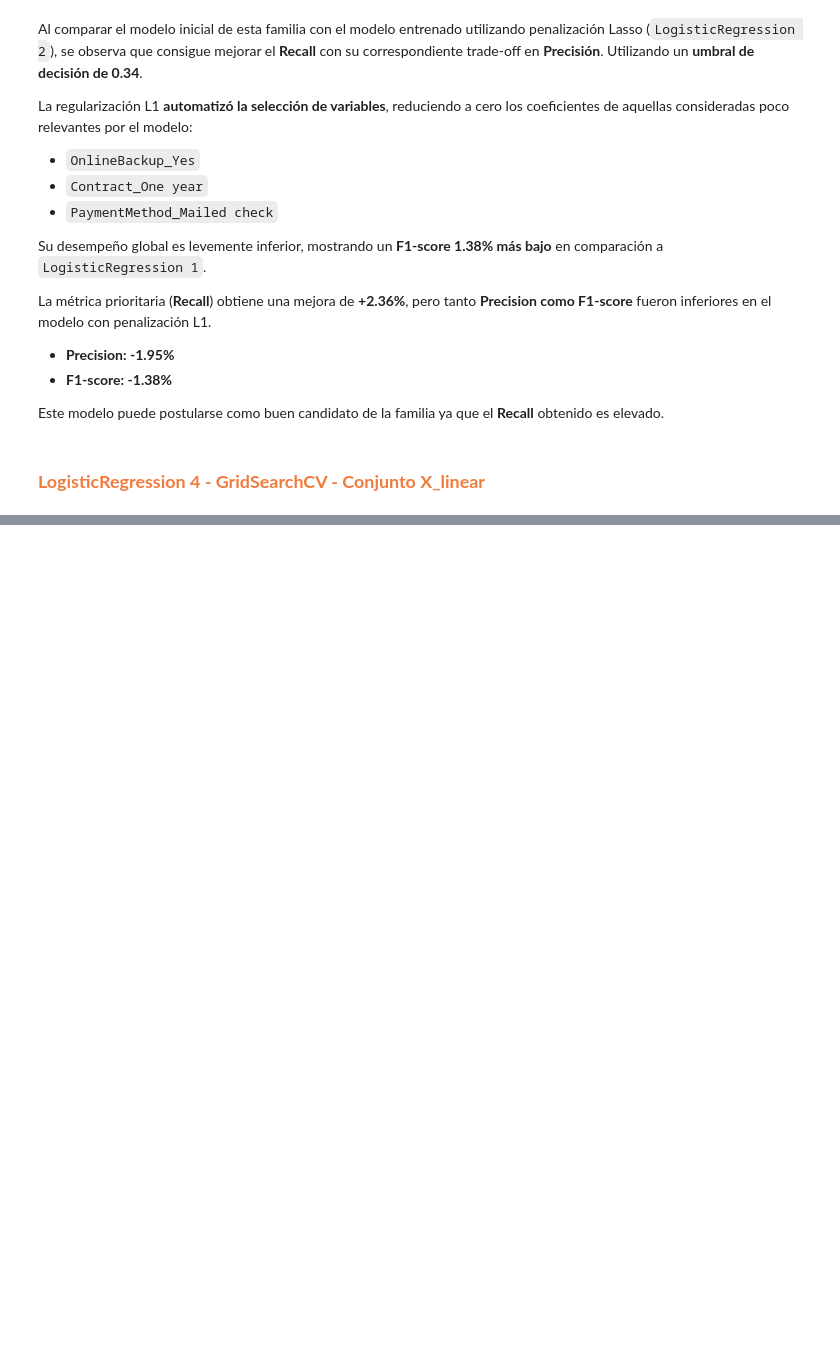
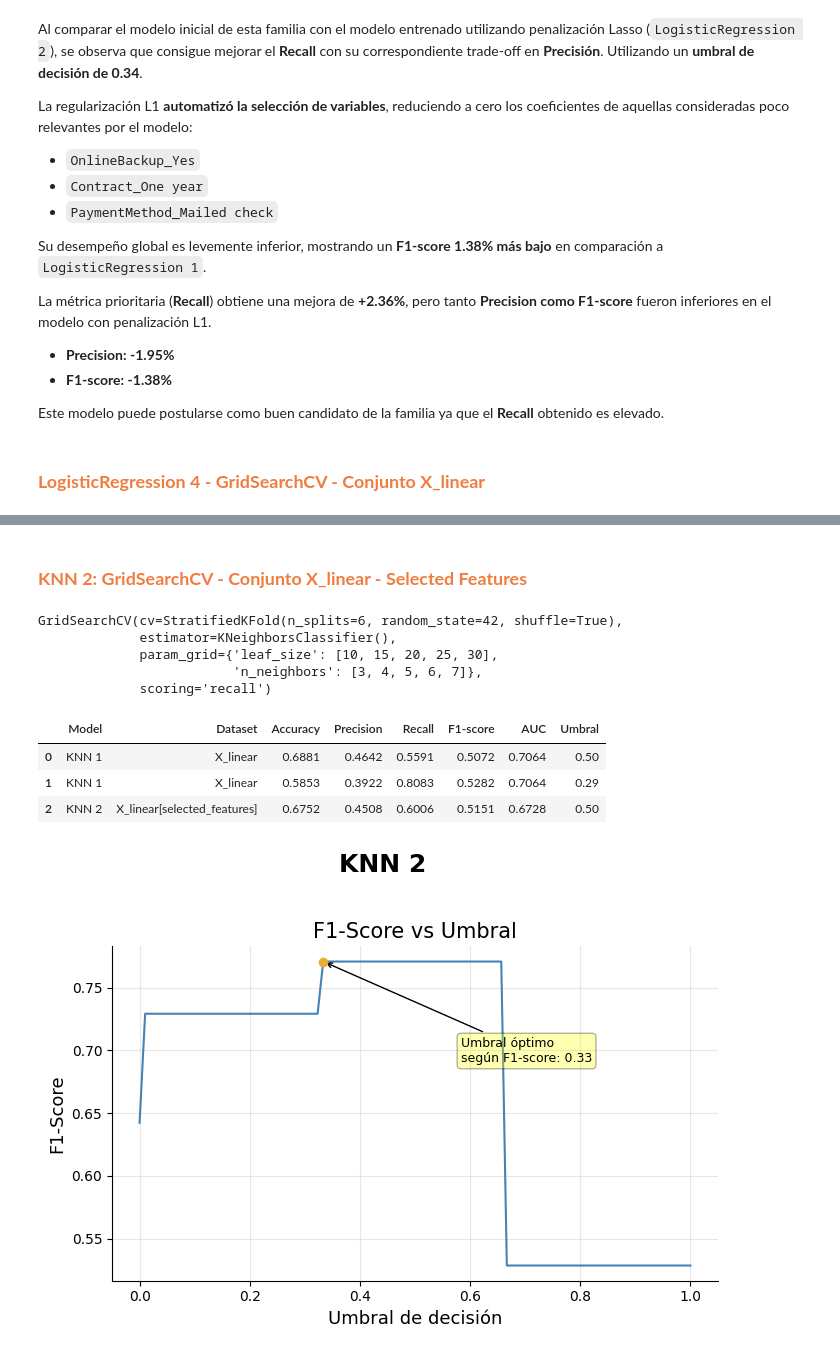
Before and after one commit to jalonzoh/Challenge-Telecom-X---Parte-2, a Jupyter notebook: ChallengeTelecomXParte2.ipynb, the cells around one changed output, grey strips where cells are left out. Cells and saved outputs as stored; diff of their text form; code cells hidden in the pictures; blank space fills up the shorter version.

```diff
--- a/ChallengeTelecomXParte2.ipynb
+++ b/ChallengeTelecomXParte2.ipynb
@@ -2293,0 +2720,39 @@ pd.DataFrame(lr_results_tracking)
+# %% [markdown]
+### <font color='#f07c3e'>**KNN 2: GridSearchCV - Conjunto X_linear - Selected Features**</font>
+# %%
+param_grid = {'n_neighbors': [3, 4, 5, 6, 7],
+              'leaf_size': [10, 15, 20, 25, 30]}
+
+knn_2 = GridSearchCV(knn(), param_grid=param_grid, scoring='recall', cv=skf)
+
+knn_2.fit(X_linear_cv[selected_features], y_linear_cv)
+# %% [output]
+GridSearchCV(cv=StratifiedKFold(n_splits=6, random_state=42, shuffle=True),
+             estimator=KNeighborsClassifier(),
+             param_grid={'leaf_size': [10, 15, 20, 25, 30],
+                         'n_neighbors': [3, 4, 5, 6, 7]},
+             scoring='recall')
+# %%
+knn_2_results = metricas_evaluacion(modelo=knn_2.best_estimator_,
+                                    x_test=X_linear_test[selected_features],
+                                    y_test=y_linear_test,
+                                    nombre='KNN 2',
+                                    conjunto='X_linear[selected_features]')
+
+knn_results_tracking.append(knn_2_results)
+pd.DataFrame(knn_results_tracking)
+# %% [output]
+|  | Model | Dataset | Accuracy | Precision | Recall | F1-score | AUC | Umbral |
+| 0 | KNN 1 | X_linear | 0.6881 | 0.4642 | 0.5591 | 0.5072 | 0.7064 | 0.50 |
+| 1 | KNN 1 | X_linear | 0.5853 | 0.3922 | 0.8083 | 0.5282 | 0.7064 | 0.29 |
+| 2 | KNN 2 | X_linear[selected_features] | 0.6752 | 0.4508 | 0.6006 | 0.5151 | 0.6728 | 0.50 |
+# %%
+umbral_knn_1 = plot_umbrales(modelo=knn_2.best_estimator_,
+                             score='F1-Score',
+                             x=X_linear_cv[selected_features],
+                             y=y_linear_cv,
+                             caja_x=0.25,
+                             caja_y=0.08,
+                             nombre='KNN 2')
+# %% [output]
+[figure, added]
```
Also changed, not shown: parts of 220 cells of this notebook.
